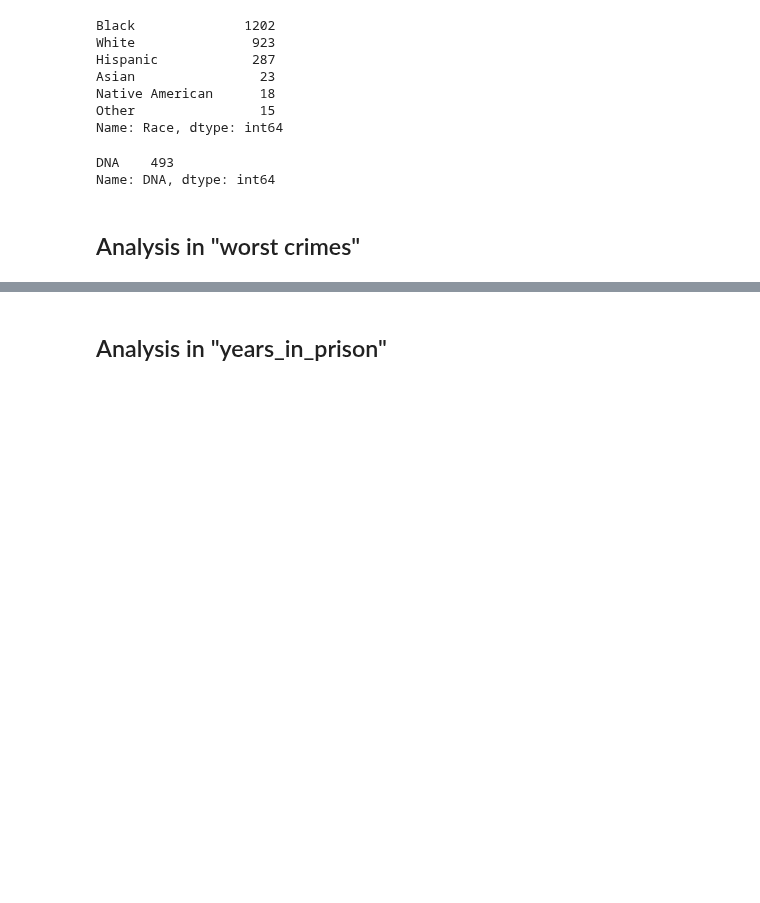
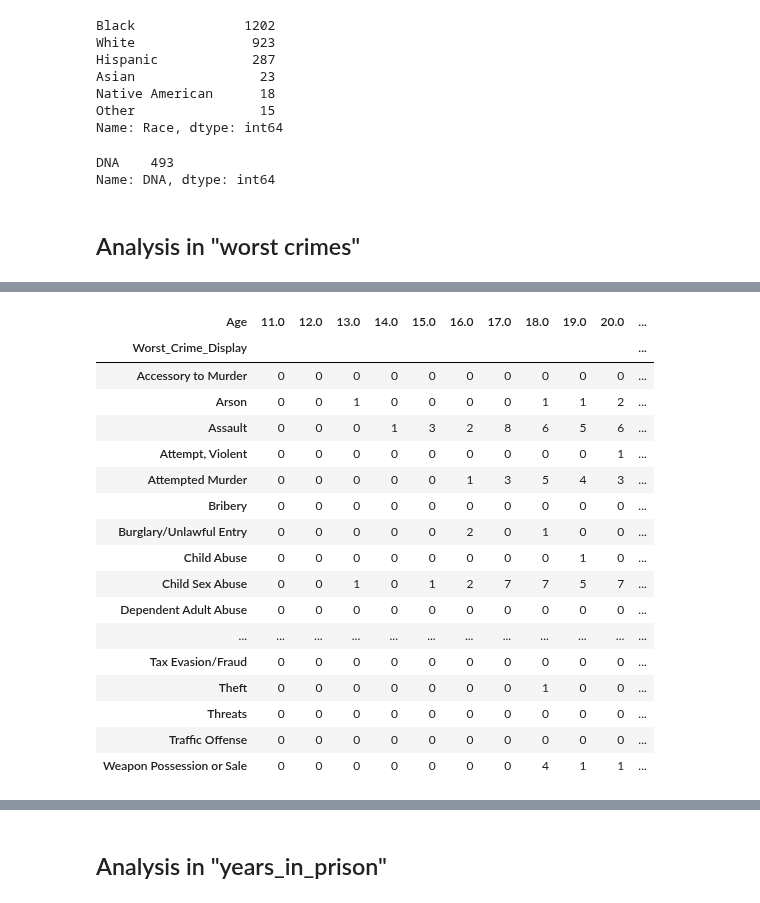
Before and after one commit to kosmaspanag/data-studio-projects, a Jupyter notebook: Weekly projects/Injustice_project/Injustice Project.ipynb, the cells around one changed output, grey strips where cells are left out. Drawn from its saved outputs; the diff is of its cells as text; code cells hidden in the pictures; blank space fills up the shorter version.

```diff
--- a/Weekly projects/Injustice_project/Injustice Project.ipynb
+++ b/Weekly projects/Injustice_project/Injustice Project.ipynb
@@ -197,0 +210,21 @@ pd.crosstab(df.Race, df.Worst_Crime_Display)
+# %%
+pd.crosstab(df.Worst_Crime_Display,df.Age)
+# %% [output]
+| Age | 11.0 | 12.0 | 13.0 | 14.0 | 15.0 | 16.0 | 17.0 | 18.0 | 19.0 | 20.0 | ... |
+| Worst_Crime_Display |  |  |  |  |  |  |  |  |  |  | ... |
+| Accessory to Murder | 0 | 0 | 0 | 0 | 0 | 0 | 0 | 0 | 0 | 0 | ... |
+| Arson | 0 | 0 | 1 | 0 | 0 | 0 | 0 | 1 | 1 | 2 | ... |
+| Assault | 0 | 0 | 0 | 1 | 3 | 2 | 8 | 6 | 5 | 6 | ... |
+| Attempt, Violent | 0 | 0 | 0 | 0 | 0 | 0 | 0 | 0 | 0 | 1 | ... |
+| Attempted Murder | 0 | 0 | 0 | 0 | 0 | 1 | 3 | 5 | 4 | 3 | ... |
+| Bribery | 0 | 0 | 0 | 0 | 0 | 0 | 0 | 0 | 0 | 0 | ... |
+| Burglary/Unlawful Entry | 0 | 0 | 0 | 0 | 0 | 2 | 0 | 1 | 0 | 0 | ... |
+| Child Abuse | 0 | 0 | 0 | 0 | 0 | 0 | 0 | 0 | 1 | 0 | ... |
+| Child Sex Abuse | 0 | 0 | 1 | 0 | 1 | 2 | 7 | 7 | 5 | 7 | ... |
+| Dependent Adult Abuse | 0 | 0 | 0 | 0 | 0 | 0 | 0 | 0 | 0 | 0 | ... |
+| ... | ... | ... | ... | ... | ... | ... | ... | ... | ... | ... | ... |
+| Tax Evasion/Fraud | 0 | 0 | 0 | 0 | 0 | 0 | 0 | 0 | 0 | 0 | ... |
+| Theft | 0 | 0 | 0 | 0 | 0 | 0 | 0 | 1 | 0 | 0 | ... |
+| Threats | 0 | 0 | 0 | 0 | 0 | 0 | 0 | 0 | 0 | 0 | ... |
+| Traffic Offense | 0 | 0 | 0 | 0 | 0 | 0 | 0 | 0 | 0 | 0 | ... |
+| Weapon Possession or Sale | 0 | 0 | 0 | 0 | 0 | 0 | 0 | 4 | 1 | 1 | ... |
```
Also changed, not shown: parts of 31 cells of this notebook, 12 other files.
